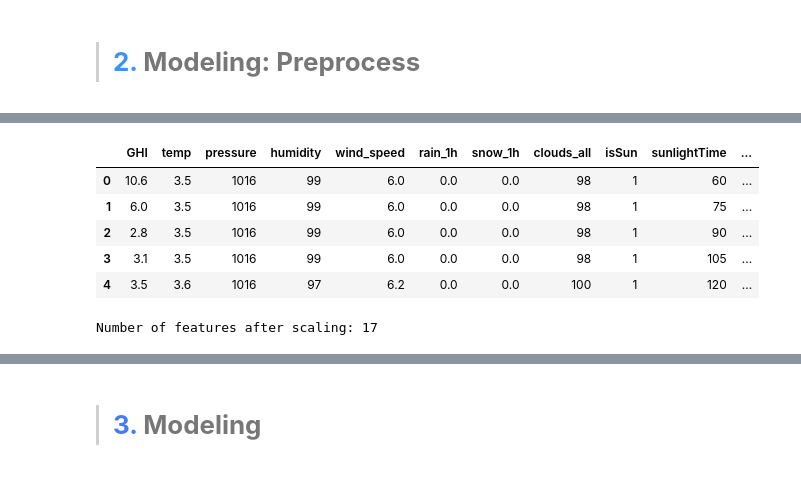
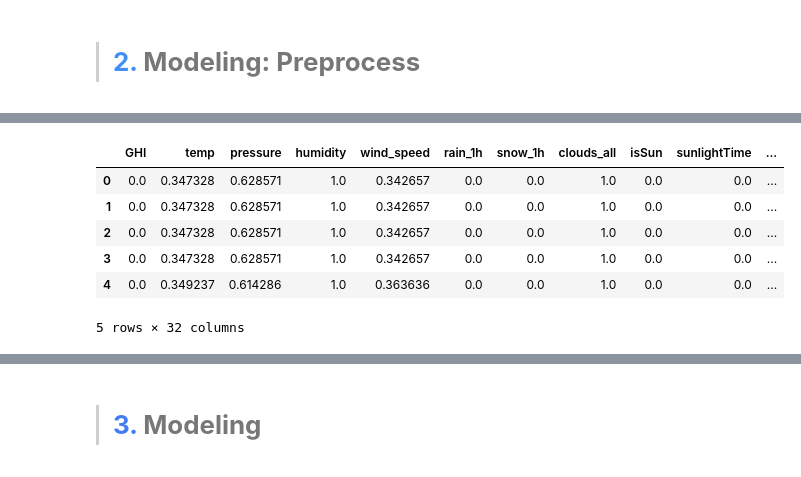
Before and after one commit to ccnets-team/causal-learning, a Jupyter notebook: examples/ccnets_renewable_energy_prediction.ipynb, the cells around one changed output, grey strips where cells are left out. Saved outputs shown, nothing was run; the diff lists cells and outputs as text; code cells hidden in the pictures.

```diff
--- a/examples/ccnets_renewable_energy_prediction.ipynb
+++ b/examples/ccnets_renewable_energy_prediction.ipynb
@@ -69,7 +69,7 @@ path_append = "../"
 sys.path.append(path_append)  # Go up one directory from where you are.
 # %%
 import pandas  as pd
-df = pd.read_csv(path_append + '../data/renewable power generation/Renewable.csv')
+df = pd.read_csv(path_append + '../data/Renewable Power Generation and weather Conditions/Renewable.csv')
 df.head()
 # %% [output]
 |  | Time | Energy delta[Wh] | GHI | temp | pressure | humidity | wind_speed | rain_1h | snow_1h | ... |
@@ -137,0 +84,12 @@ test_df = test_df.reset_index(drop=True)
+# %%
+
+df['Time'] = pd.to_datetime(df['Time'], format='%Y-%m-%d %H:%M:%S')
+
+# Extract time in seconds from the datetime object
+df['SecondsOfDay'] = df['Time'].dt.hour * 3600 + df['Time'].dt.minute * 60 + df['Time'].dt.second
+
+# Optionally drop the original Time column
+df.drop(['Time'], axis=1, inplace=True)
+
+# Display the first few rows to verify the changes
+df.head()
@@ -137,0 +103,10 @@ test_df = test_df.reset_index(drop=True)
+# %%
+from tools.data_frame import process_dataframe
+target_column = ['Energy delta[Wh]']
+one_hot_columns = ['weather_type', 'month']
+minmax_columns = df.columns.difference(target_column)
+robust_columns = target_column
+df = process_dataframe(df, target_column, one_hot_columns = one_hot_columns, minmax_columns = minmax_columns, robust_columns = robust_columns)
+num_features = df.shape[1]
+
+print(f"Number of features after scaling: {num_features}")
@@ -138,49 +135,13 @@ test_df = test_df.reset_index(drop=True)
 # %%
-train_df.head()
+df.head()
 # %% [output]
 |  | GHI | temp | pressure | humidity | wind_speed | rain_1h | snow_1h | clouds_all | isSun | sunlightTime | ... |
-| 0 | 10.6 | 3.5 | 1016 | 99 | 6.0 | 0.0 | 0.0 | 98 | 1 | 60 | ... |
-| 1 | 6.0 | 3.5 | 1016 | 99 | 6.0 | 0.0 | 0.0 | 98 | 1 | 75 | ... |
-| 2 | 2.8 | 3.5 | 1016 | 99 | 6.0 | 0.0 | 0.0 | 98 | 1 | 90 | ... |
-| 3 | 3.1 | 3.5 | 1016 | 99 | 6.0 | 0.0 | 0.0 | 98 | 1 | 105 | ... |
-| 4 | 3.5 | 3.6 | 1016 | 97 | 6.2 | 0.0 | 0.0 | 100 | 1 | 120 | ... |
+| 0 | 0.0 | 0.347328 | 0.628571 | 1.0 | 0.342657 | 0.0 | 0.0 | 1.0 | 0.0 | 0.0 | ... |
+| 1 | 0.0 | 0.347328 | 0.628571 | 1.0 | 0.342657 | 0.0 | 0.0 | 1.0 | 0.0 | 0.0 | ... |
+| 2 | 0.0 | 0.347328 | 0.628571 | 1.0 | 0.342657 | 0.0 | 0.0 | 1.0 | 0.0 | 0.0 | ... |
+| 3 | 0.0 | 0.347328 | 0.628571 | 1.0 | 0.342657 | 0.0 | 0.0 | 1.0 | 0.0 | 0.0 | ... |
+| 4 | 0.0 | 0.349237 | 0.614286 | 1.0 | 0.363636 | 0.0 | 0.0 | 1.0 | 0.0 | 0.0 | ... |
+5 rows × 32 columns
-# %%
-import pandas as pd
-from sklearn.preprocessing import RobustScaler, MinMaxScaler
-
-# Define the categorical columns to exclude from scaling
-categorical_columns = ['isSun', 'weather_type', 'hour', 'month']
-
-# Initialize scalers
-robust_scaler = RobustScaler()
-min_max_scaler = MinMaxScaler(feature_range=(0, 1))
-
-# Separate features and categorical columns
-train_features = train_df.drop(columns=categorical_columns)
-test_features = test_df.drop(columns=categorical_columns)
-
-# Apply RobustScaler to all but the last column of the feature data
-train_features.iloc[:, :-1] = robust_scaler.fit_transform(train_features.iloc[:, :-1].astype(float))
-test_features.iloc[:, :-1] = robust_scaler.transform(test_features.iloc[:, :-1].astype(float))
-
-# Ensure the last column is converted to float for scaling
-train_features.iloc[:, -1] = train_features.iloc[:, -1].astype(float)
-test_features.iloc[:, -1] = test_features.iloc[:, -1].astype(float)
-
-# Apply MinMaxScaler to the last column
-train_features.iloc[:, -1] = min_max_scaler.fit_transform(train_features.iloc[:, -1].values.reshape(-1, 1))
-test_features.iloc[:, -1] = min_max_scaler.transform(test_features.iloc[:, -1].values.reshape(-1, 1))
-
-# Concatenate the scaled features with the categorical columns
-train_df = pd.concat([train_features, train_df[categorical_columns]], axis=1)
-test_df = pd.concat([test_features, test_df[categorical_columns]], axis=1)
-
-# Verification of the number of features
-num_features = train_df.shape[1]
-
-print(f"Number of features after scaling: {num_features}")
-# %% [output]
-Number of features after scaling: 17
 # %%
 import torch
 from torch.utils.data import Dataset
```
Also changed, not shown: parts of 12 cells of this notebook, 1 other file.
